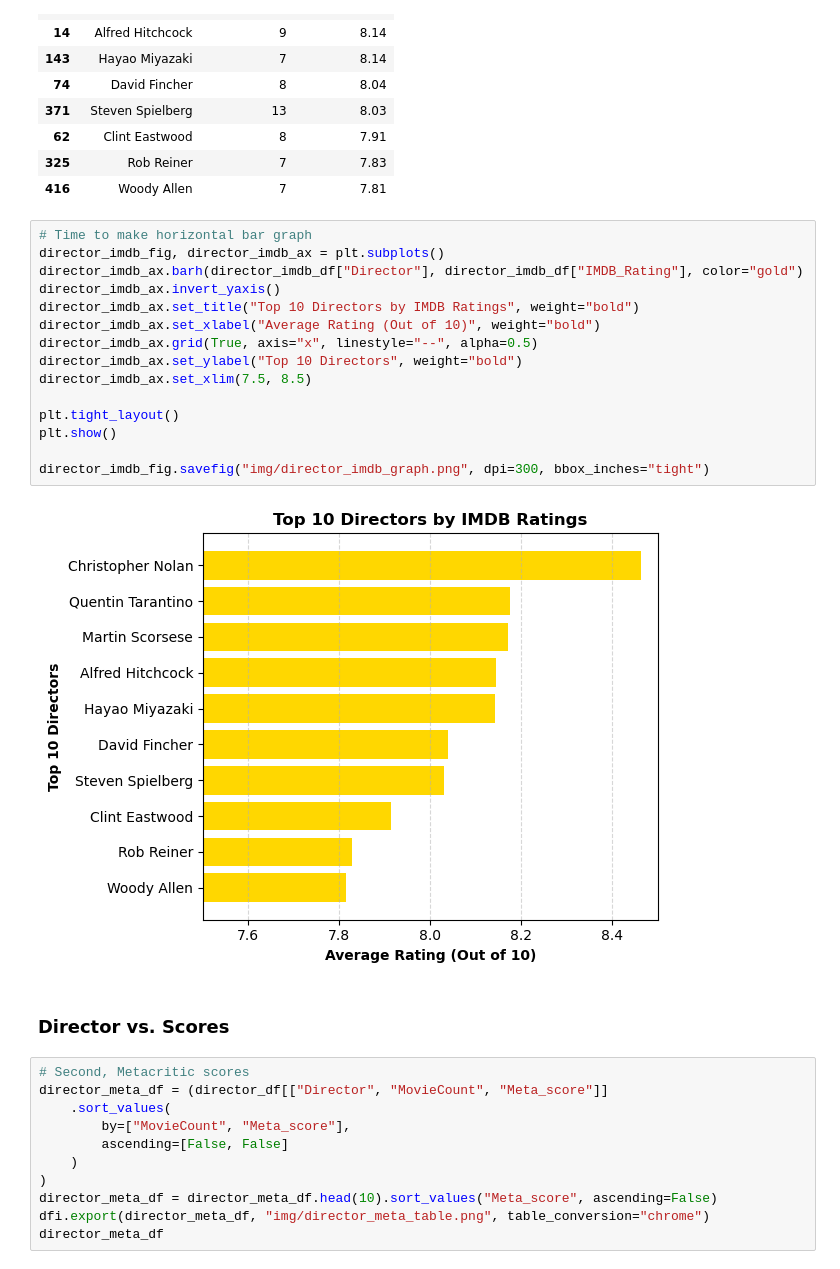
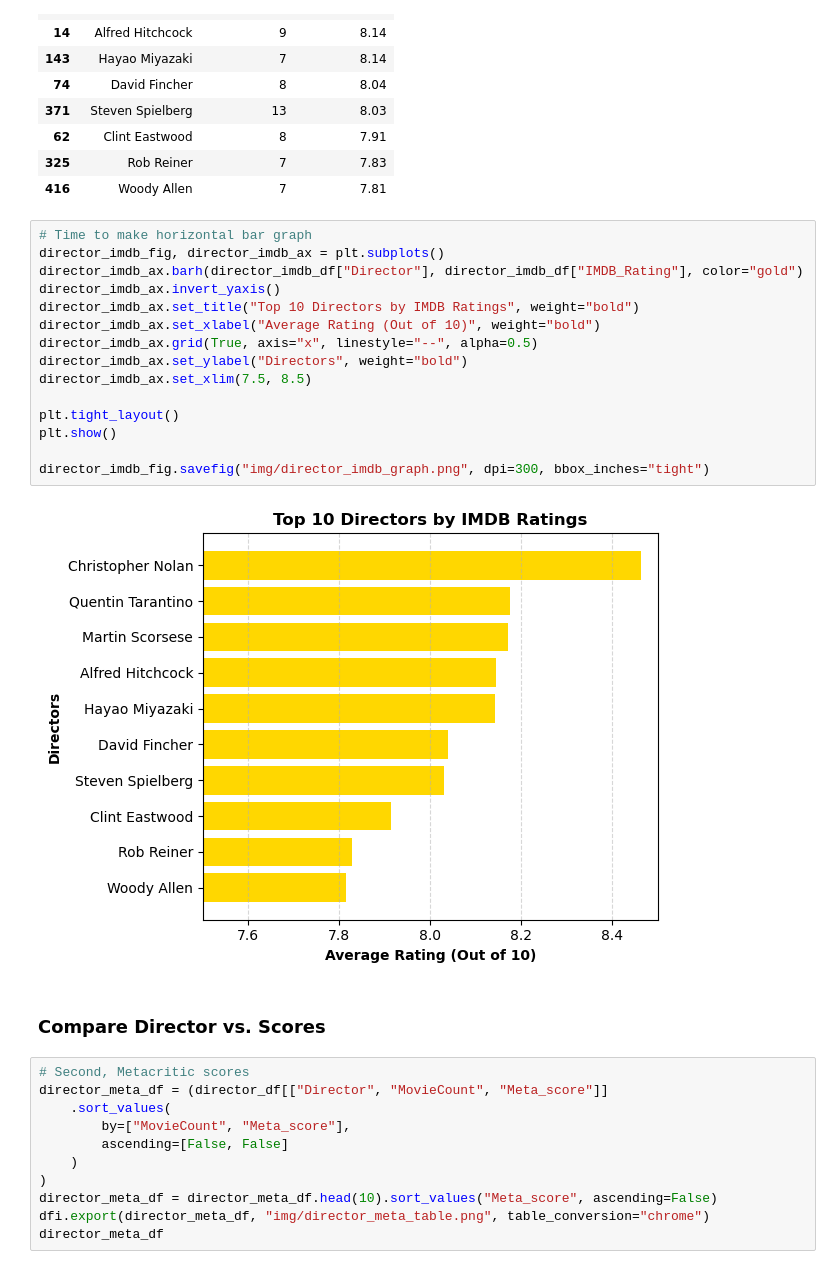
Before and after one commit to spc-kim/midterm_project, a Jupyter notebook: notebook.ipynb, the cells around one changed output. Drawn from its saved outputs; the diff is of its cells as text.

```diff
--- a/notebook.ipynb
+++ b/notebook.ipynb
@@ -586,22 +699,22 @@ director_imdb_df
 # %%
 # Time to make horizontal bar graph
 director_imdb_fig, director_imdb_ax = plt.subplots()
 director_imdb_ax.barh(director_imdb_df["Director"], director_imdb_df["IMDB_Rating"], color="gold")
 director_imdb_ax.invert_yaxis()
 director_imdb_ax.set_title("Top 10 Directors by IMDB Ratings", weight="bold")
 director_imdb_ax.set_xlabel("Average Rating (Out of 10)", weight="bold")
 director_imdb_ax.grid(True, axis="x", linestyle="--", alpha=0.5)
-director_imdb_ax.set_ylabel("Top 10 Directors", weight="bold")
+director_imdb_ax.set_ylabel("Directors", weight="bold")
 director_imdb_ax.set_xlim(7.5, 8.5)
 
 plt.tight_layout()
 plt.show()
 
 director_imdb_fig.savefig("img/director_imdb_graph.png", dpi=300, bbox_inches="tight")
 # %% [output]
-[figure, old version]
+[figure, new version]
 # %% [markdown]
-### Director vs. Scores
+### Compare Director vs. Scores
 # %%
 # Second, Metacritic scores
 director_meta_df = (director_df[["Director", "MovieCount", "Meta_score"]]
```
Also changed, not shown: parts of 42 cells of this notebook, 8 other files.
